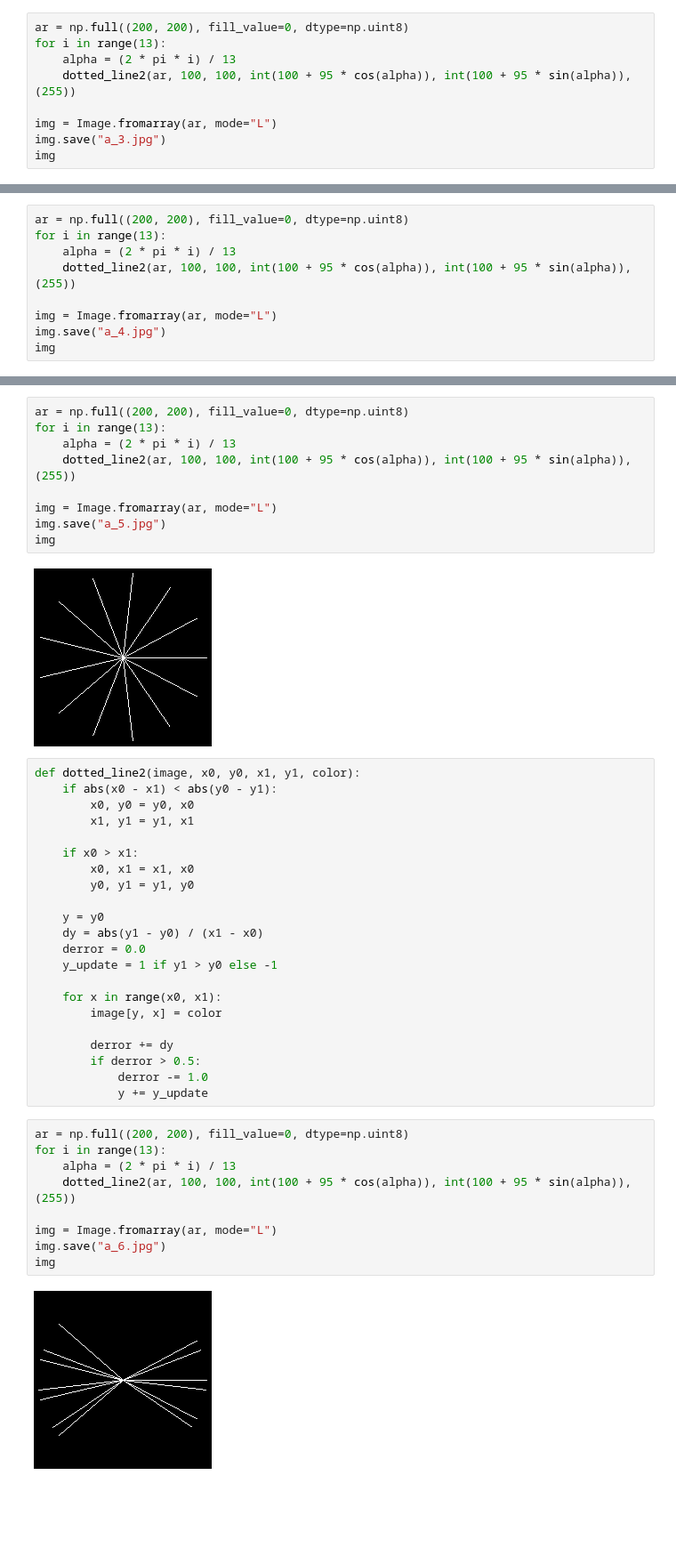
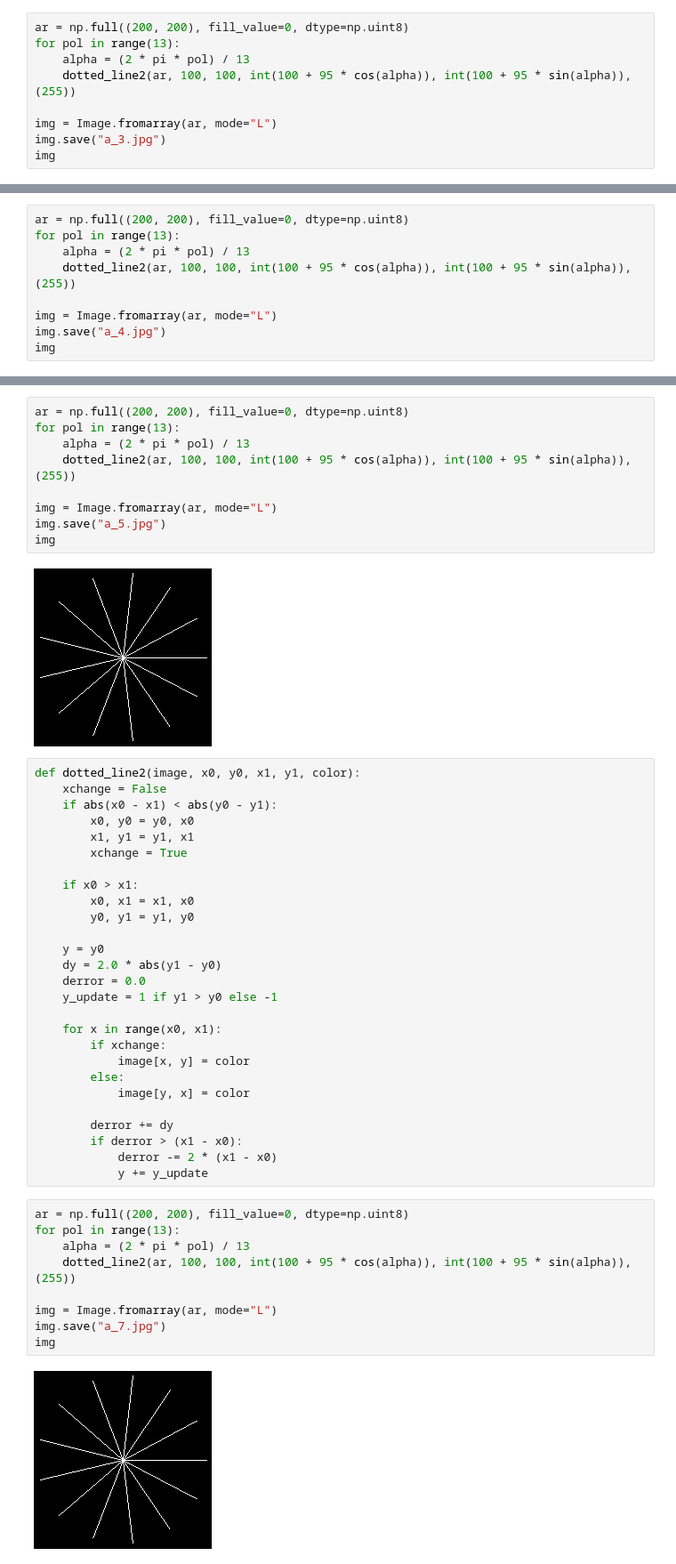
Before and after one commit to CrucifiedOnTheCross/ComputerGraphics, a Jupyter notebook: Lab1.ipynb, the cells around one changed output, grey strips where cells are left out. Shown at 89% size. Cells and saved outputs as stored; diff of their text form; blank space fills up the shorter version.

```diff
--- a/Lab1.ipynb
+++ b/Lab1.ipynb
@@ -49,8 +49,8 @@ def dotted_line2(image, x0, y0, x1, y1, color):
         image[y, x] = color
 # %%
 ar = np.full((200, 200), fill_value=0, dtype=np.uint8)
-for i in range(13):
-    alpha = (2 * pi * i) / 13
+for pol in range(13):
+    alpha = (2 * pi * pol) / 13
     dotted_line2(ar, 100, 100, int(100 + 95 * cos(alpha)), int(100 + 95 * sin(alpha)), (255))
 
 img = Image.fromarray(ar, mode="L")
@@ -69,8 +69,8 @@ def dotted_line2(image, x0, y0, x1, y1, color):
         image[y, x] = color
 # %%
 ar = np.full((200, 200), fill_value=0, dtype=np.uint8)
-for i in range(13):
-    alpha = (2 * pi * i) / 13
+for pol in range(13):
+    alpha = (2 * pi * pol) / 13
     dotted_line2(ar, 100, 100, int(100 + 95 * cos(alpha)), int(100 + 95 * sin(alpha)), (255))
 
 img = Image.fromarray(ar, mode="L")
@@ -99,8 +99,8 @@ def dotted_line2(image, x0, y0, x1, y1, color):
             image[y, x] = color
 # %%
 ar = np.full((200, 200), fill_value=0, dtype=np.uint8)
-for i in range(13):
-    alpha = (2 * pi * i) / 13
+for pol in range(13):
+    alpha = (2 * pi * pol) / 13
     dotted_line2(ar, 100, 100, int(100 + 95 * cos(alpha)), int(100 + 95 * sin(alpha)), (255))
 
 img = Image.fromarray(ar, mode="L")
@@ -110,34 +110,39 @@ img
 [figure]
 # %%
 def dotted_line2(image, x0, y0, x1, y1, color):
+    xchange = False
     if abs(x0 - x1) < abs(y0 - y1):
         x0, y0 = y0, x0
         x1, y1 = y1, x1
+        xchange = True
 
     if x0 > x1:
         x0, x1 = x1, x0
         y0, y1 = y1, y0
 
     y = y0
-    dy = abs(y1 - y0) / (x1 - x0)
+    dy = 2.0 * abs(y1 - y0)
     derror = 0.0
     y_update = 1 if y1 > y0 else -1
 
     for x in range(x0, x1):
-        image[y, x] = color
+        if xchange:
+            image[x, y] = color
+        else:
+            image[y, x] = color
 
         derror += dy
-        if derror > 0.5:
-            derror -= 1.0
+        if derror > (x1 - x0):
+            derror -= 2 * (x1 - x0)
             y += y_update
 # %%
 ar = np.full((200, 200), fill_value=0, dtype=np.uint8)
-for i in range(13):
-    alpha = (2 * pi * i) / 13
+for pol in range(13):
+    alpha = (2 * pi * pol) / 13
     dotted_line2(ar, 100, 100, int(100 + 95 * cos(alpha)), int(100 + 95 * sin(alpha)), (255))
 
 img = Image.fromarray(ar, mode="L")
-img.save("a_6.jpg")
+img.save("a_7.jpg")
 img
 # %% [output]
-[figure, old version]
+[figure, new version]
```
Also changed, not shown: parts of 6 cells of this notebook, 7 other files.
